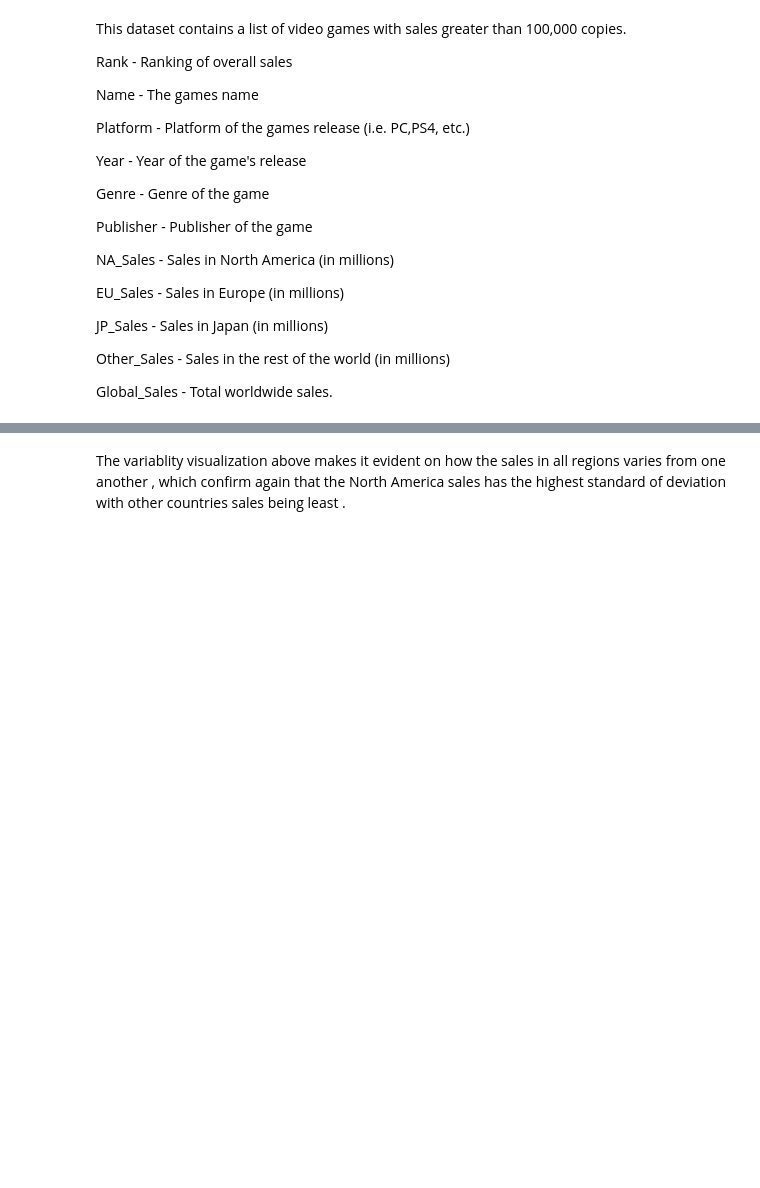
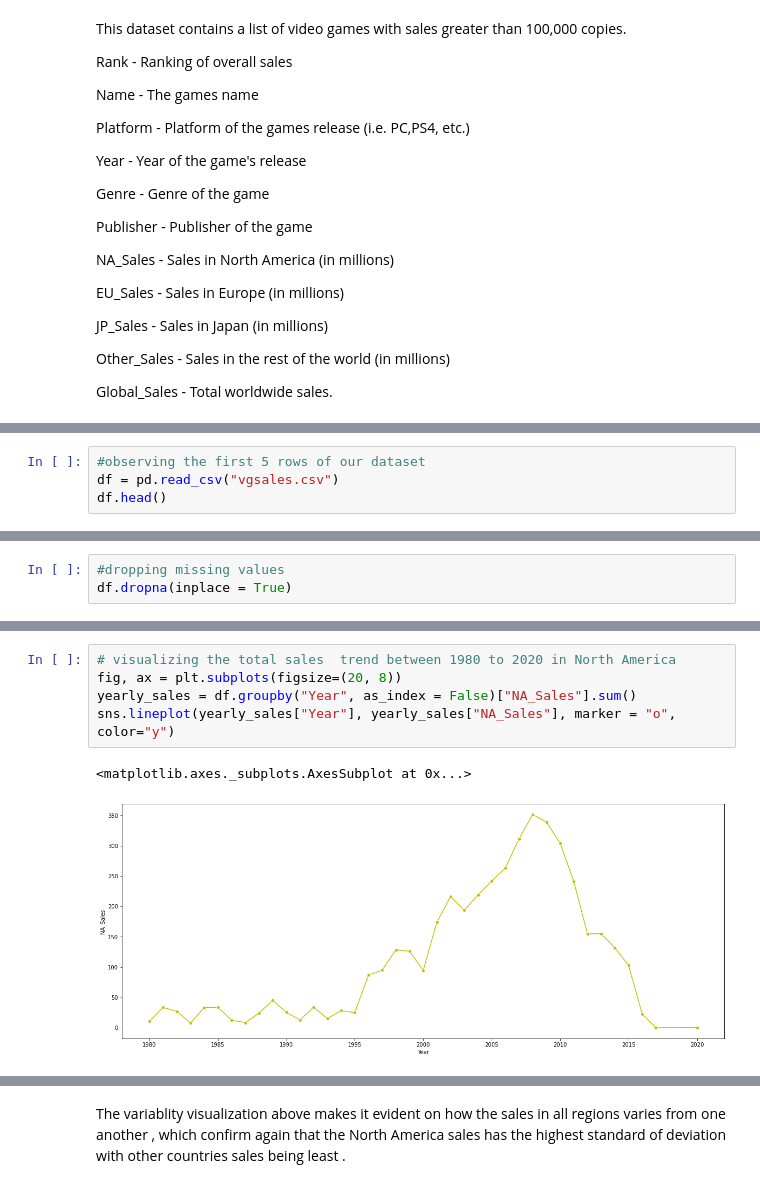
Before and after one commit to cappymayor/worldwide_game_EDA, a Jupyter notebook: Notebook/Video-games-analysis.ipynb, the cells around one changed output, grey strips where cells are left out. Saved outputs shown, nothing was run; the diff lists cells and outputs as text; blank space fills up the shorter version.

Commit message:
different plots

```diff
--- a/Notebook/Video-games-analysis.ipynb
+++ b/Notebook/Video-games-analysis.ipynb
@@ -190,0 +31,4 @@ plt.show()
+# %%
+#observing the first 5 rows of our dataset
+df = pd.read_csv("vgsales.csv")
+df.head()
@@ -190,0 +63,3 @@ plt.show()
+# %%
+#dropping missing values
+df.dropna(inplace = True)
@@ -190,0 +120,8 @@ plt.show()
+# %%
+# visualizing the total sales  trend between 1980 to 2020 in North America
+fig, ax = plt.subplots(figsize=(20, 8))
+yearly_sales = df.groupby("Year", as_index = False)["NA_Sales"].sum()
+sns.lineplot(yearly_sales["Year"], yearly_sales["NA_Sales"], marker = "o", color="y")
+# %% [output]
+<matplotlib.axes._subplots.AxesSubplot at 0x...>
+[figure, added]
```
Also changed, not shown: parts of 45 cells of this notebook, 3 other files.
